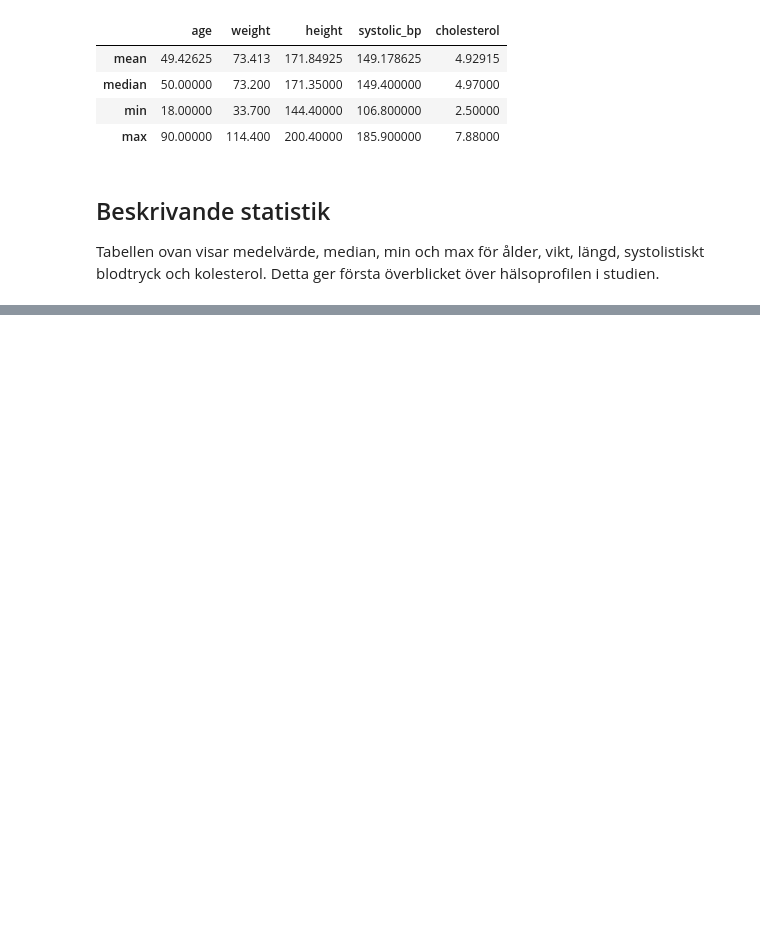
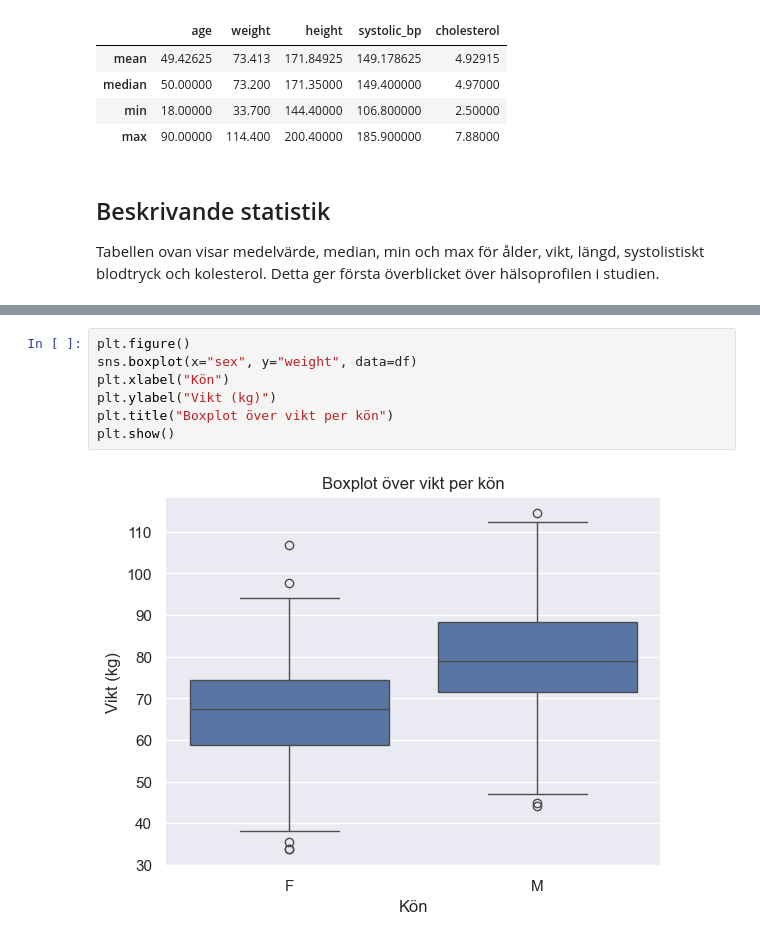
Before and after one commit to SoroushGReza/health-study, a Jupyter notebook: notebooks/health_study_del1.ipynb, the cells around one changed output, grey strips where cells are left out. Saved outputs shown, nothing was run; the diff lists cells and outputs as text; blank space fills up the shorter version.

```diff
--- a/notebooks/health_study_del1.ipynb
+++ b/notebooks/health_study_del1.ipynb
@@ -57,0 +67,9 @@ hälsoprofilen i studien.
+# %%
+plt.figure()
+sns.boxplot(x="sex", y="weight", data=df)
+plt.xlabel("Kön")
+plt.ylabel("Vikt (kg)")
+plt.title("Boxplot över vikt per kön")
+plt.show()
+# %% [output]
+[figure, added]
```
Also changed, not shown: parts of 5 cells of this notebook.
